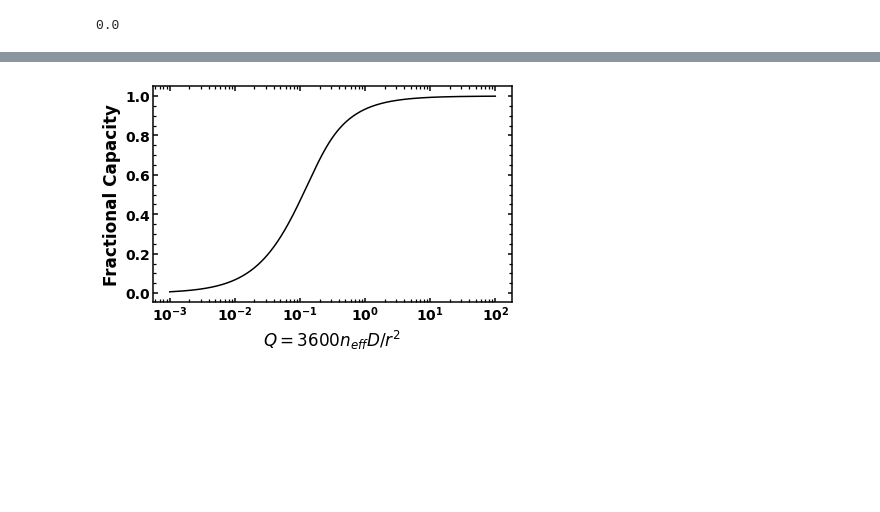
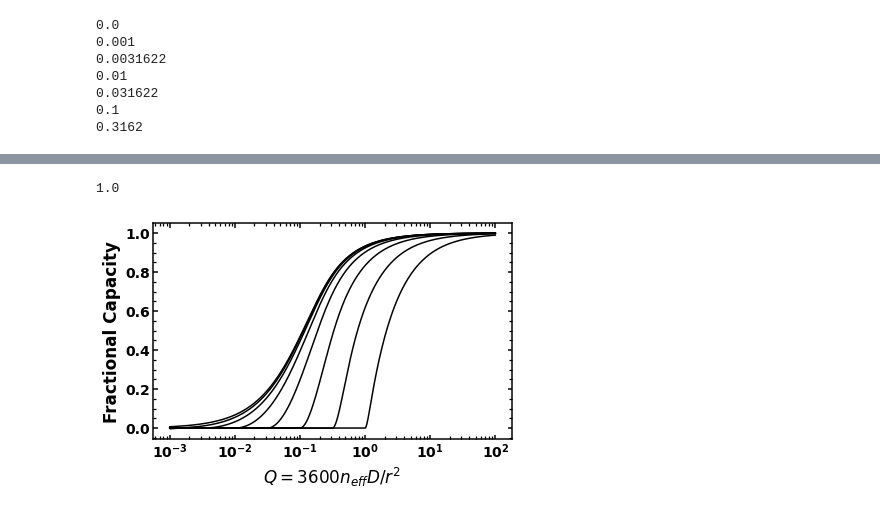
Before and after one commit to mmemcormier/amid, a Jupyter notebook: test_IRfit.ipynb, the cells around one changed output, grey strips where cells are left out. Saved outputs shown, nothing was run; the diff lists cells and outputs as text; code cells hidden in the pictures; blank space fills up the shorter version.

```diff
--- a/test_IRfit.ipynb
+++ b/test_IRfit.ipynb
@@ -15,7 +15,7 @@ alphas = alphas[:nalpha]
 # %%
 # Plot Atlung curve with various R_Ohm
 R_Ohm = np.array([0.0, 1e-3, 3.1622e-3, 1e-2, 3.1622e-2, 1e-1, 3.162e-1, 1])
-R_Ohm = np.array([0.0])
+#R_Ohm = np.array([0.0])
 nQ = 1000
 A = 3
 B = 5
@@ -53,3 +53,9 @@ with plt.style.context('grapher'):
     plt.ylabel('Fractional Capacity')
 # %% [output]
 0.0
+0.001
+0.0031622
+0.01
+0.031622
+0.1
+0.3162
@@ -56 +63,2 @@ with plt.style.context('grapher'):
+1.0
-[figure, old version]
+[figure, new version]
```
Also changed, not shown: parts of 1 cell of this notebook, 2 other files.
